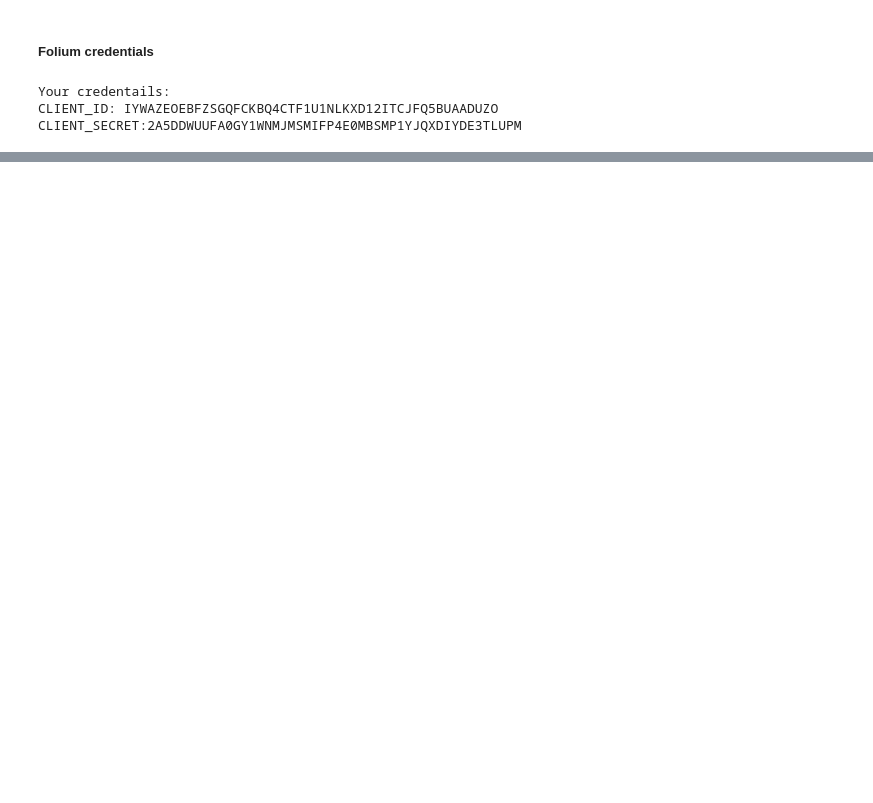
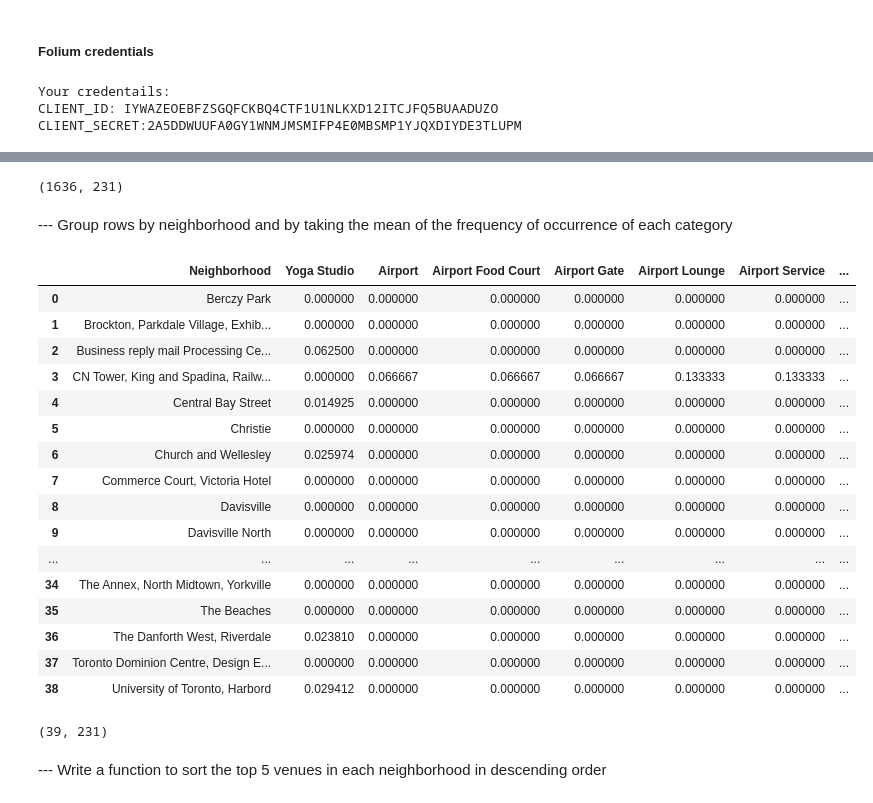
Before and after one commit to tcmiller15/Coursera_capstone, a Jupyter notebook: Toronto Neighborhoods.ipynb, the cells around one changed output, grey strips where cells are left out. Saved outputs shown, nothing was run; the diff lists cells and outputs as text; code cells hidden in the pictures; blank space fills up the shorter version.

Commit message:
Published from Watson Studio.

```diff
--- a/Toronto Neighborhoods.ipynb
+++ b/Toronto Neighborhoods.ipynb
@@ -202,0 +286,14 @@ CLIENT_SECRET:2A5DDWUUFA0GY1WNMJMSMIFP4E0MBSMP1YJQXDIYDE3TLUPM
+# %%
+# extract the category of each venue found
+def get_category_type(row):
+    try:
+        categories_list = row['categories']
+    except:
+        categories_list = row['venue.categories']
+
+    if len(categories_list) == 0:
+        return None
+    else:
+        return categories_list[0]['name']
+
+print('done')
@@ -202,0 +304,12 @@ CLIENT_SECRET:2A5DDWUUFA0GY1WNMJMSMIFP4E0MBSMP1YJQXDIYDE3TLUPM
+# %%
+venues = results['response']['groups'][0]['items']
+
+nearby_venues = json_normalize(venues)
+filtered_columns = ['venue.name', 'venue.categories', 'venue.location.lat', 'venue.location.lng']
+nearby_venues = nearby_venues.loc[:, filtered_columns]
+
+nearby_venues['venue.categories'] = nearby_venues.apply(get_category_type, axis=1)
+
+nearby_venues.columns = [col.split(".")[-1] for col in nearby_venues.columns]
+
+nearby_venues.head()
@@ -202,0 +367,4 @@ CLIENT_SECRET:2A5DDWUUFA0GY1WNMJMSMIFP4E0MBSMP1YJQXDIYDE3TLUPM
+# %%
+downtown_venues = getNearbyVenues(names=downtown_data['Neighborhood'],
+                                 latitudes=downtown_data['Latitude'],
+                                 longitudes=downtown_data['Longitude'])
@@ -202,0 +429,9 @@ CLIENT_SECRET:2A5DDWUUFA0GY1WNMJMSMIFP4E0MBSMP1YJQXDIYDE3TLUPM
+# %%
+downtown_onehot = pd.get_dummies(downtown_venues[['Venue Category']], prefix="", prefix_sep="")
+
+downtown_onehot['Neighborhood'] = downtown_venues['Neighborhood']
+
+fixed_columns = [downtown_onehot.columns[-1]] + list(downtown_onehot.columns[:-1])
+downtown_onehot = downtown_onehot[fixed_columns]
+
+downtown_onehot.head()
@@ -202,0 +445,33 @@ CLIENT_SECRET:2A5DDWUUFA0GY1WNMJMSMIFP4E0MBSMP1YJQXDIYDE3TLUPM
+# %%
+downtown_onehot.shape
+# %% [output]
+(1636, 231)
+# %% [markdown]
+--- Group rows by neighborhood and by taking the mean of the frequency of occurrence of each category
+# %%
+downtown_grouped = downtown_onehot.groupby('Neighborhood').mean().reset_index()
+downtown_grouped
+# %% [output]
+|  | Neighborhood | Yoga Studio | Airport | Airport Food Court | Airport Gate | Airport Lounge | Airport Service | ... |
+| 0 | Berczy Park | 0.000000 | 0.000000 | 0.000000 | 0.000000 | 0.000000 | 0.000000 | ... |
+| 1 | Brockton, Parkdale Village, Exhib... | 0.000000 | 0.000000 | 0.000000 | 0.000000 | 0.000000 | 0.000000 | ... |
+| 2 | Business reply mail Processing Ce... | 0.062500 | 0.000000 | 0.000000 | 0.000000 | 0.000000 | 0.000000 | ... |
+| 3 | CN Tower, King and Spadina, Railw... | 0.000000 | 0.066667 | 0.066667 | 0.066667 | 0.133333 | 0.133333 | ... |
+| 4 | Central Bay Street | 0.014925 | 0.000000 | 0.000000 | 0.000000 | 0.000000 | 0.000000 | ... |
+| 5 | Christie | 0.000000 | 0.000000 | 0.000000 | 0.000000 | 0.000000 | 0.000000 | ... |
+| 6 | Church and Wellesley | 0.025974 | 0.000000 | 0.000000 | 0.000000 | 0.000000 | 0.000000 | ... |
+| 7 | Commerce Court, Victoria Hotel | 0.000000 | 0.000000 | 0.000000 | 0.000000 | 0.000000 | 0.000000 | ... |
+| 8 | Davisville | 0.000000 | 0.000000 | 0.000000 | 0.000000 | 0.000000 | 0.000000 | ... |
+| 9 | Davisville North | 0.000000 | 0.000000 | 0.000000 | 0.000000 | 0.000000 | 0.000000 | ... |
+| ... | ... | ... | ... | ... | ... | ... | ... | ... |
+| 34 | The Annex, North Midtown, Yorkville | 0.000000 | 0.000000 | 0.000000 | 0.000000 | 0.000000 | 0.000000 | ... |
+| 35 | The Beaches | 0.000000 | 0.000000 | 0.000000 | 0.000000 | 0.000000 | 0.000000 | ... |
+| 36 | The Danforth West, Riverdale | 0.023810 | 0.000000 | 0.000000 | 0.000000 | 0.000000 | 0.000000 | ... |
+| 37 | Toronto Dominion Centre, Design E... | 0.000000 | 0.000000 | 0.000000 | 0.000000 | 0.000000 | 0.000000 | ... |
+| 38 | University of Toronto, Harbord | 0.029412 | 0.000000 | 0.000000 | 0.000000 | 0.000000 | 0.000000 | ... |
+# %%
+downtown_grouped.shape
+# %% [output]
+(39, 231)
+# %% [markdown]
+--- Write a function to sort the top 5 venues in each neighborhood in descending order
```
Also changed, not shown: parts of 33 cells of this notebook.
